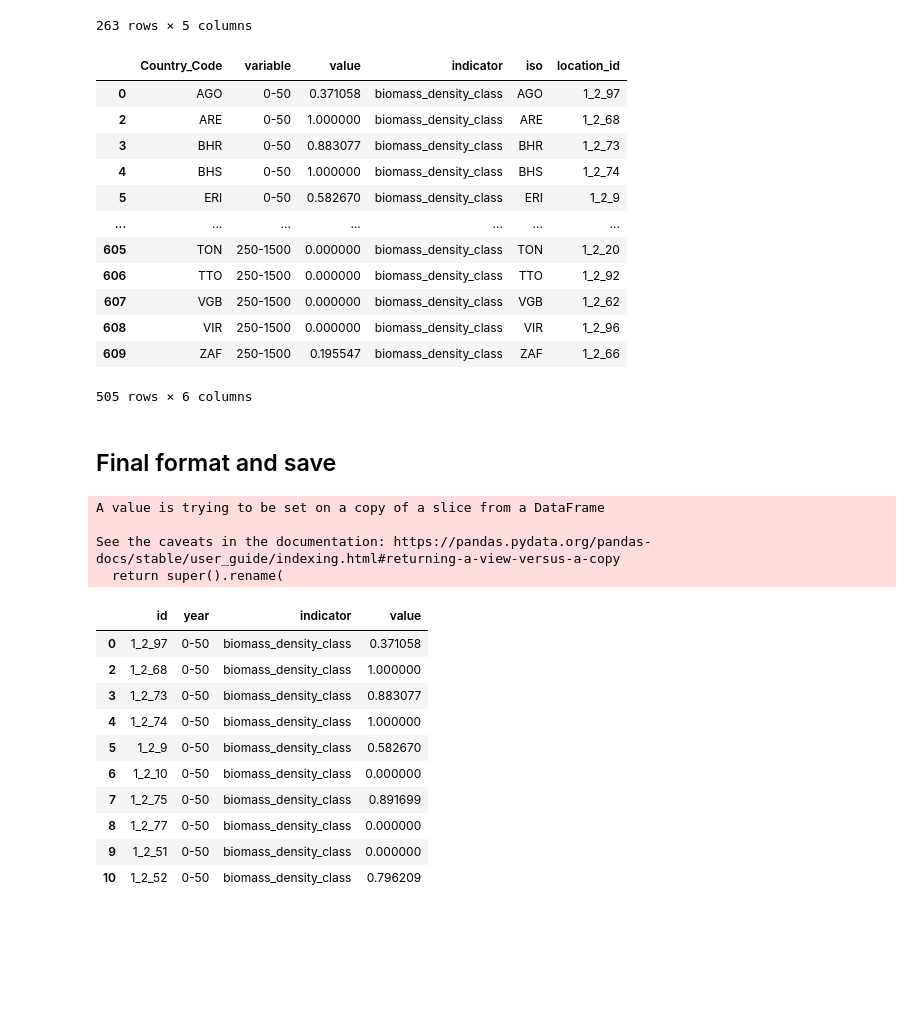
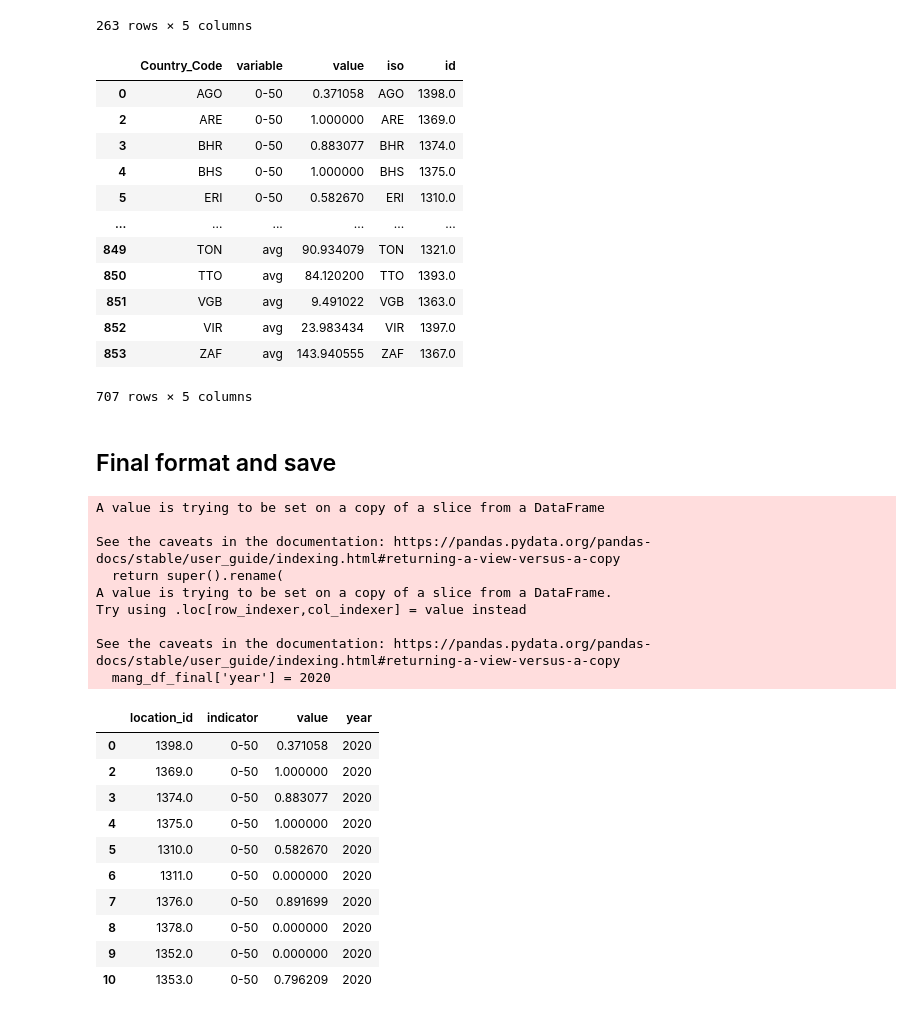
Before and after one commit to Vizzuality/mangrove-atlas, a Jupyter notebook: data/notebooks/Lab/data_processing/widgets-v2/v2_widget_biomass.ipynb, the cells around one changed output. Drawn from its saved outputs; the diff is of its cells as text; code cells hidden in the pictures; blank space fills up the shorter version.

Commit message:
Changes in the data processing notebooks

```diff
--- a/data/notebooks/Lab/data_processing/widgets-v2/v2_widget_biomass.ipynb
+++ b/data/notebooks/Lab/data_processing/widgets-v2/v2_widget_biomass.ipynb
@@ -67,3 +85,6 @@ mang_df.head()
 | 2 | ARE | 1.000000 | 0.000000 | 0.000000 | 0.00000 | 0.000000 |
 | 3 | BHR | 0.883077 | 0.116923 | 0.000000 | 0.00000 | 0.000000 |
 | 4 | BHS | 1.000000 | 0.000000 | 0.000000 | 0.00000 | 0.000000 |
+# %%
+mang_stats_df = mang_stats_df[['Country_Code', '2020_agb_tot','2020_agb_avg']]
+mang_stats_df.head()
@@ -72,6 +100,5 @@ Get data in long format, with years as variable field
 # %%
 mang_df_long = mang_df.melt(id_vars='Country_Code')
 mang_df_long = mang_df_long[~mang_df_long.Country_Code.isna()]
-mang_df_long['indicator'] = 'biomass_density_class'
 mang_df_long
 # %% [output]
@@ -90,0 +118,5 @@ mang_df_long
+# %%
+mang_stats_df_long = mang_stats_df.melt(id_vars='Country_Code')
+mang_stats_df_long = mang_stats_df_long[~mang_stats_df_long.Country_Code.isna()]
+mang_stats_df_long['variable'] = mang_stats_df_long['variable'].str.replace('2020_agb_', '').str.replace('tot', 'total')
+mang_stats_df_long
@@ -91 +137,3 @@ mang_df_long
+# %%
+mang_combined_df = mang_df_long.append(mang_stats_df_long)
 # %%
@@ -129,42 +178,48 @@ locations
 | 262 | 1299 | Rufiji Delta | aoi | TZA | 1_1_1_00000000000000000000 |
 263 rows × 5 columns
 # %%
-mang_df_final = mang_df_long.merge(locations[locations['location_type']== 'country'][['iso', 'location_id']], left_on='Country_Code', right_on='iso', how='left')
-mang_df_final = mang_df_final[mang_df_final.location_id.notna()]
+mang_df_final = mang_combined_df.merge(locations[locations['location_type']== 'country'][['iso', 'id']], left_on='Country_Code', right_on='iso', how='left')
+mang_df_final = mang_df_final[mang_df_final.id.notna()]
 mang_df_final
 # %% [output]
-|  | Country_Code | variable | value | indicator | iso | location_id |
-| 0 | AGO | 0-50 | 0.371058 | biomass_density_class | AGO | 1_2_97 |
-| 2 | ARE | 0-50 | 1.000000 | biomass_density_class | ARE | 1_2_68 |
-| 3 | BHR | 0-50 | 0.883077 | biomass_density_class | BHR | 1_2_73 |
-| 4 | BHS | 0-50 | 1.000000 | biomass_density_class | BHS | 1_2_74 |
-| 5 | ERI | 0-50 | 0.582670 | biomass_density_class | ERI | 1_2_9 |
-| ... | ... | ... | ... | ... | ... | ... |
-| 605 | TON | 250-1500 | 0.000000 | biomass_density_class | TON | 1_2_20 |
-| 606 | TTO | 250-1500 | 0.000000 | biomass_density_class | TTO | 1_2_92 |
-| 607 | VGB | 250-1500 | 0.000000 | biomass_density_class | VGB | 1_2_62 |
-| 608 | VIR | 250-1500 | 0.000000 | biomass_density_class | VIR | 1_2_96 |
-| 609 | ZAF | 250-1500 | 0.195547 | biomass_density_class | ZAF | 1_2_66 |
+|  | Country_Code | variable | value | iso | id |
+| 0 | AGO | 0-50 | 0.371058 | AGO | 1398.0 |
+| 2 | ARE | 0-50 | 1.000000 | ARE | 1369.0 |
+| 3 | BHR | 0-50 | 0.883077 | BHR | 1374.0 |
+| 4 | BHS | 0-50 | 1.000000 | BHS | 1375.0 |
+| 5 | ERI | 0-50 | 0.582670 | ERI | 1310.0 |
+| ... | ... | ... | ... | ... | ... |
+| 849 | TON | avg | 90.934079 | TON | 1321.0 |
+| 850 | TTO | avg | 84.120200 | TTO | 1393.0 |
+| 851 | VGB | avg | 9.491022 | VGB | 1363.0 |
+| 852 | VIR | avg | 23.983434 | VIR | 1397.0 |
+| 853 | ZAF | avg | 143.940555 | ZAF | 1367.0 |
-505 rows × 6 columns
+707 rows × 5 columns
 # %% [markdown]
 ## Final format and save
 # %%
-mang_df_final = mang_df_final[['location_id', 'variable', 'indicator', 'value']]
-mang_df_final.rename(columns={'location_id': 'id', 'variable': 'year'}, inplace=True)
+mang_df_final = mang_df_final[['id', 'variable', 'value']]
+mang_df_final.rename(columns={'id':'location_id', 'variable': 'indicator'}, inplace=True)
+mang_df_final['year'] = 2020
 mang_df_final.head(10)
 # %% [output]
 A value is trying to be set on a copy of a slice from a DataFrame
 
 See the caveats in the documentation: https://pandas.pydata.org/pandas-docs/stable/user_guide/indexing.html#returning-a-view-versus-a-copy
   return super().rename(
+A value is trying to be set on a copy of a slice from a DataFrame.
+Try using .loc[row_indexer,col_indexer] = value instead
+
+See the caveats in the documentation: https://pandas.pydata.org/pandas-docs/stable/user_guide/indexing.html#returning-a-view-versus-a-copy
+  mang_df_final['year'] = 2020
-|  | id | year | indicator | value |
-| 0 | 1_2_97 | 0-50 | biomass_density_class | 0.371058 |
-| 2 | 1_2_68 | 0-50 | biomass_density_class | 1.000000 |
-| 3 | 1_2_73 | 0-50 | biomass_density_class | 0.883077 |
-| 4 | 1_2_74 | 0-50 | biomass_density_class | 1.000000 |
-| 5 | 1_2_9 | 0-50 | biomass_density_class | 0.582670 |
-| 6 | 1_2_10 | 0-50 | biomass_density_class | 0.000000 |
-| 7 | 1_2_75 | 0-50 | biomass_density_class | 0.891699 |
-| 8 | 1_2_77 | 0-50 | biomass_density_class | 0.000000 |
-| 9 | 1_2_51 | 0-50 | biomass_density_class | 0.000000 |
-| 10 | 1_2_52 | 0-50 | biomass_density_class | 0.796209 |
+|  | location_id | indicator | value | year |
+| 0 | 1398.0 | 0-50 | 0.371058 | 2020 |
+| 2 | 1369.0 | 0-50 | 1.000000 | 2020 |
+| 3 | 1374.0 | 0-50 | 0.883077 | 2020 |
+| 4 | 1375.0 | 0-50 | 1.000000 | 2020 |
+| 5 | 1310.0 | 0-50 | 0.582670 | 2020 |
+| 6 | 1311.0 | 0-50 | 0.000000 | 2020 |
+| 7 | 1376.0 | 0-50 | 0.891699 | 2020 |
+| 8 | 1378.0 | 0-50 | 0.000000 | 2020 |
+| 9 | 1352.0 | 0-50 | 0.000000 | 2020 |
+| 10 | 1353.0 | 0-50 | 0.796209 | 2020 |
```
Also changed, not shown: parts of 8 cells of this notebook, 2 other files.
